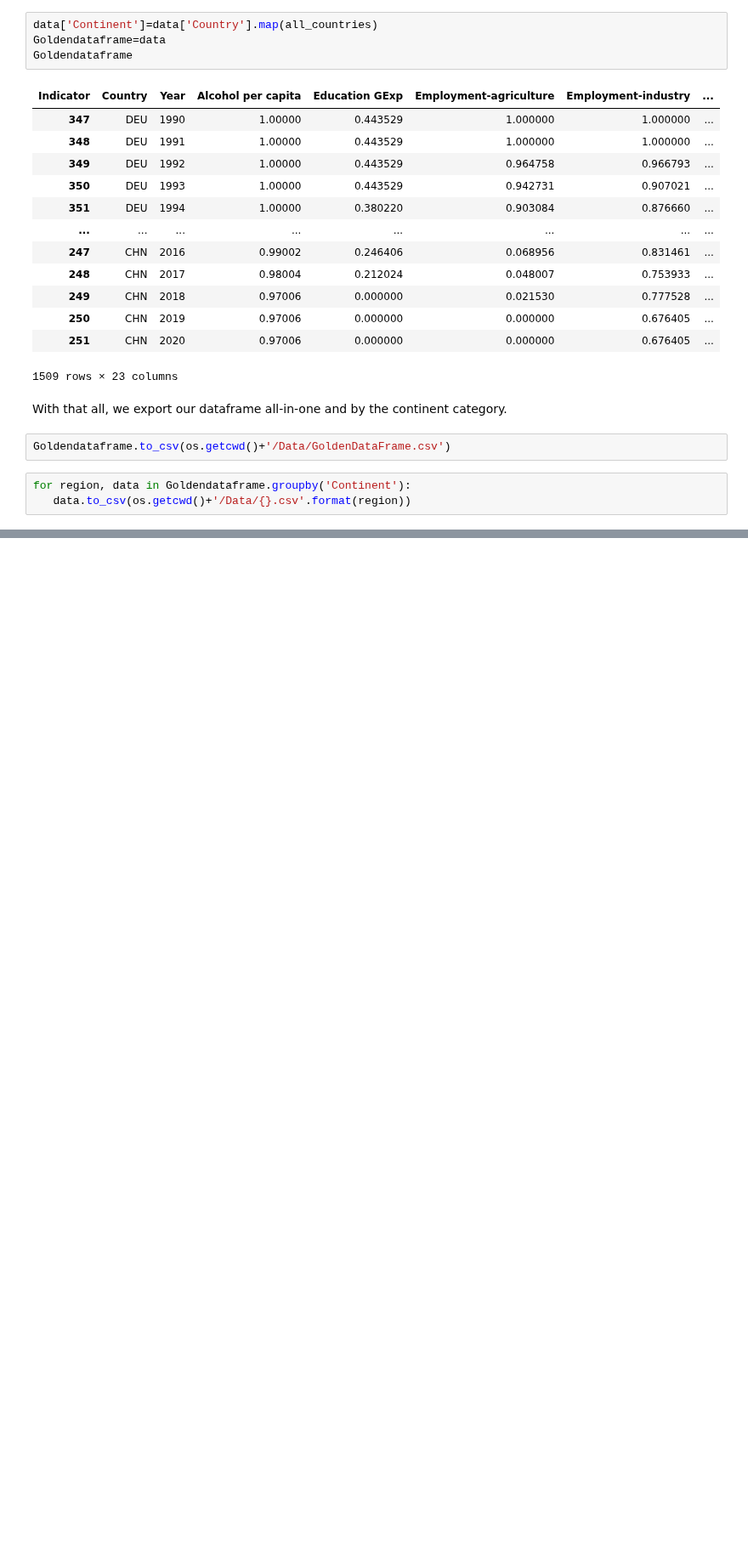
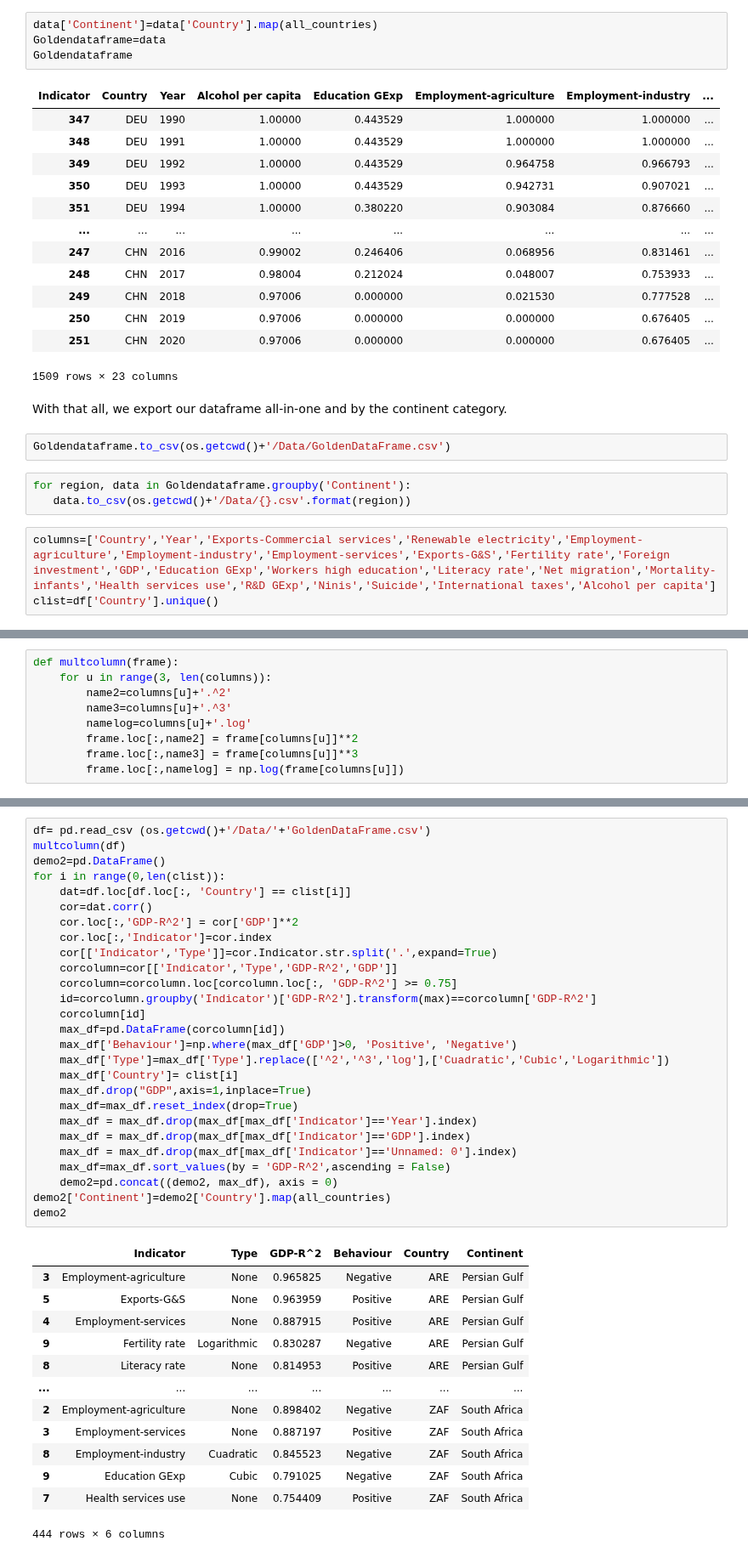
Before and after one commit to devonfw-forge/python-data-driven-decisions, a Jupyter notebook: WDI-Complete code.ipynb, the cells around one changed output, grey strips where cells are left out. Shown at 85% size. Cells and saved outputs as stored; diff of their text form; blank space fills up the shorter version.

Commit message:
Uploaded corr visualization

```diff
--- a/WDI-Complete code.ipynb
+++ b/WDI-Complete code.ipynb
@@ -583,3 +587,6 @@ Goldendataframe.to_csv(os.getcwd()+'/Data/GoldenDataFrame.csv')
 # %%
 for region, data in Goldendataframe.groupby('Continent'):
    data.to_csv(os.getcwd()+'/Data/{}.csv'.format(region))
+# %%
+columns=['Country','Year','Exports-Commercial services','Renewable electricity','Employment-agriculture','Employment-industry','Employment-services','Exports-G&S','Fertility rate','Foreign investment','GDP','Education GExp','Workers high education','Literacy rate','Net migration','Mortality-infants','Health services use','R&D GExp','Ninis','Suicide','International taxes','Alcohol per capita']
+clist=df['Country'].unique()
@@ -585,0 +595,9 @@ for region, data in Goldendataframe.groupby('Continent'):
+# %%
+def multcolumn(frame):
+    for u in range(3, len(columns)):
+        name2=columns[u]+'.^2'
+        name3=columns[u]+'.^3'
+        namelog=columns[u]+'.log'
+        frame.loc[:,name2] = frame[columns[u]]**2
+        frame.loc[:,name3] = frame[columns[u]]**3
+        frame.loc[:,namelog] = np.log(frame[columns[u]])
@@ -585,0 +606,41 @@ for region, data in Goldendataframe.groupby('Continent'):
+# %%
+df= pd.read_csv (os.getcwd()+'/Data/'+'GoldenDataFrame.csv')
+multcolumn(df)
+demo2=pd.DataFrame()
+for i in range(0,len(clist)):
+    dat=df.loc[df.loc[:, 'Country'] == clist[i]]
+    cor=dat.corr()
+    cor.loc[:,'GDP-R^2'] = cor['GDP']**2
+    cor.loc[:,'Indicator']=cor.index
+    cor[['Indicator','Type']]=cor.Indicator.str.split('.',expand=True)
+    corcolumn=cor[['Indicator','Type','GDP-R^2','GDP']]
+    corcolumn=corcolumn.loc[corcolumn.loc[:, 'GDP-R^2'] >= 0.75]
+    id=corcolumn.groupby('Indicator')['GDP-R^2'].transform(max)==corcolumn['GDP-R^2']
+    corcolumn[id]
+    max_df=pd.DataFrame(corcolumn[id])
+    max_df['Behaviour']=np.where(max_df['GDP']>0, 'Positive', 'Negative')
+    max_df['Type']=max_df['Type'].replace(['^2','^3','log'],['Cuadratic','Cubic','Logarithmic'])
+    max_df['Country']= clist[i]
+    max_df.drop("GDP",axis=1,inplace=True)
+    max_df=max_df.reset_index(drop=True)
+    max_df = max_df.drop(max_df[max_df['Indicator']=='Year'].index)
+    max_df = max_df.drop(max_df[max_df['Indicator']=='GDP'].index)
+    max_df = max_df.drop(max_df[max_df['Indicator']=='Unnamed: 0'].index)
+    max_df=max_df.sort_values(by = 'GDP-R^2',ascending = False)
+    demo2=pd.concat((demo2, max_df), axis = 0)
+demo2['Continent']=demo2['Country'].map(all_countries)
+demo2
+# %% [output]
+|  | Indicator | Type | GDP-R^2 | Behaviour | Country | Continent |
+| 3 | Employment-agriculture | None | 0.965825 | Negative | ARE | Persian Gulf |
+| 5 | Exports-G&S | None | 0.963959 | Positive | ARE | Persian Gulf |
+| 4 | Employment-services | None | 0.887915 | Positive | ARE | Persian Gulf |
+| 9 | Fertility rate | Logarithmic | 0.830287 | Negative | ARE | Persian Gulf |
+| 8 | Literacy rate | None | 0.814953 | Positive | ARE | Persian Gulf |
+| ... | ... | ... | ... | ... | ... | ... |
+| 2 | Employment-agriculture | None | 0.898402 | Negative | ZAF | South Africa |
+| 3 | Employment-services | None | 0.887197 | Positive | ZAF | South Africa |
+| 8 | Employment-industry | Cuadratic | 0.845523 | Negative | ZAF | South Africa |
+| 9 | Education GExp | Cubic | 0.791025 | Negative | ZAF | South Africa |
+| 7 | Health services use | None | 0.754409 | Positive | ZAF | South Africa |
+444 rows × 6 columns
```
Also changed, not shown: parts of 7 cells of this notebook.
